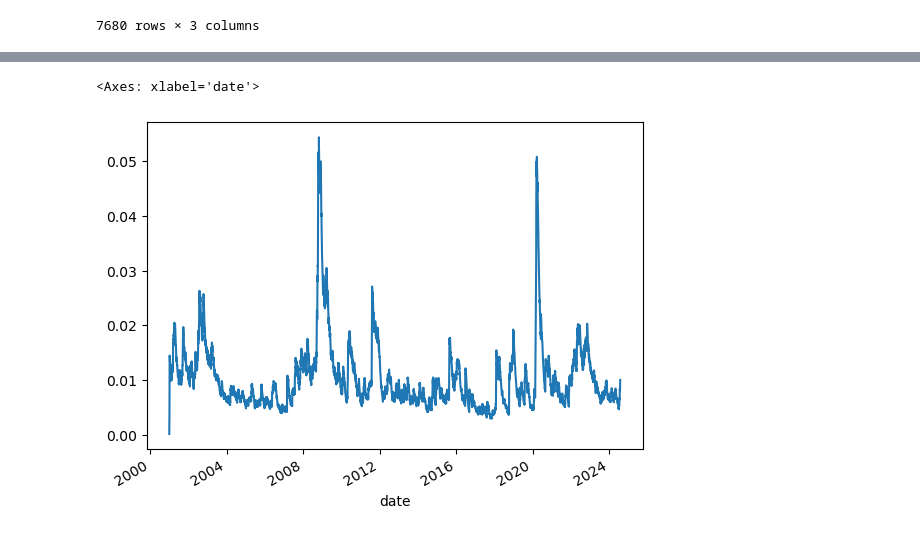
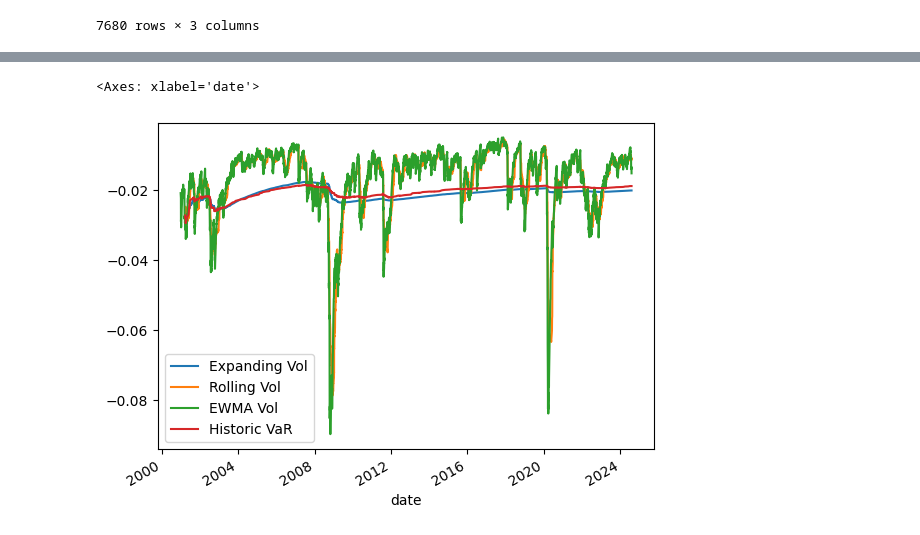
Before and after one commit to ccwhgetgit/finm-portfolio-2024, a Jupyter notebook: homework/hw3.ipynb, the cells around one changed output, grey strips where cells are left out. Drawn from its saved outputs; the diff is of its cells as text; code cells hidden in the pictures.

```diff
--- a/homework/hw3.ipynb
+++ b/homework/hw3.ipynb
@@ -52,4 +33,4 @@ expanding.plot()
 # %%
-data['difference'] = np.where(data['expanding_sample'] > data['Excess_SPY'], 1, 0)
-data['difference'].value_counts()
+difference = np.where(historic_VaR > data, 1, 0)
+pd.Series(difference).value_counts()
 # %% [output]
@@ -64,18 +49,36 @@ Name: count, dtype: int64
 # %%
 m = 252
 
-def calc_vol(returns: pd.DataFrame):
+def calc_vol(returns: pd.DataFrame, m: float):
 
     expanding_vol = np.sqrt((returns**2).expanding(window).mean().shift())
-    rolling_vol = np.sqrt((returns**2).rolling(60).mean().shift())
+    rolling_vol = np.sqrt((returns**2).rolling(window).mean().shift())
 
+    ewma_vol = [0] * len(rolling_vol)
+    theta = 0.94
+    sigma_0 = 0.20 / np.sqrt(m)
+    ewma_vol[0] = sigma_0 ** 2  # initial variance
+    returns_shifted = returns.shift()  # shift returns
+
+    # Loop to calculate EWMA variance
+    for i in range(1, len(ewma_vol)):
+        if pd.notnull(returns_shifted[i]):  # Check for non-NaN value
+            ewma_vol[i] = theta * ewma_vol[i-1] + (1 - theta) * (returns_shifted[i] ** 2)
+
+    # Convert the list to numpy array and take square root for volatility
+    ewma_vol = np.sqrt(np.array(ewma_vol))
     vol_df = pd.DataFrame({
         'Expanding Vol': expanding_vol,
-        'Rolling Vol': rolling_vol
+        'Rolling Vol': rolling_vol,
+        'EWMA Vol': ewma_vol
     })
-    return vol_df
 
-vol_df = calc_vol(data['Excess_SPY'])
+    z_score = -1.65
+    vol_df_z = vol_df * z_score
+
+    return vol_df, vol_df_z
+
+vol_df, vol_df_z = calc_vol(data, m)
 
 vol_df.plot()
 # %% [output]
@@ -84,15 +121,6 @@ vol_df.plot()
 # %%
-theta = 0.94
-sigma_0 = 0.20 / np.sqrt(m)  # Assuming m is defined earlier
-
-avail_dates = data.index
-ewma = pd.Series(0, index=avail_dates, name='EWMA')
-ewma.iloc[0] = sigma_0**2  # Start with the variance
-
-for i, j in enumerate(avail_dates[1:], 1):
-    ewma.iloc[i] = np.sqrt(ewma.iloc[i-1]**2 * theta + (1-theta) * data['Excess_SPY'].loc[j]**2)
-
-ewma.plot()
+vol_df_z['Historic VaR'] =  historic_VaR
+vol_df_z.plot()
 # %% [output]
 <Axes: xlabel='date'>
-[figure, old version]
+[figure, new version]
```
Also changed, not shown: parts of 12 cells of this notebook, 5 other files.
